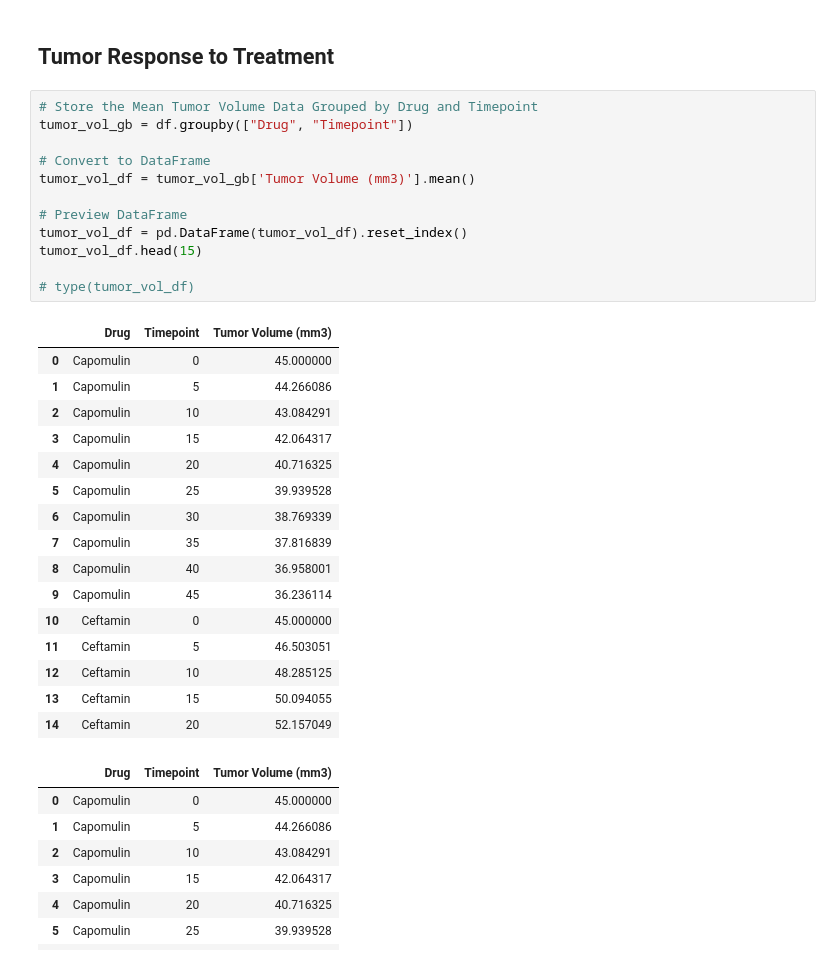
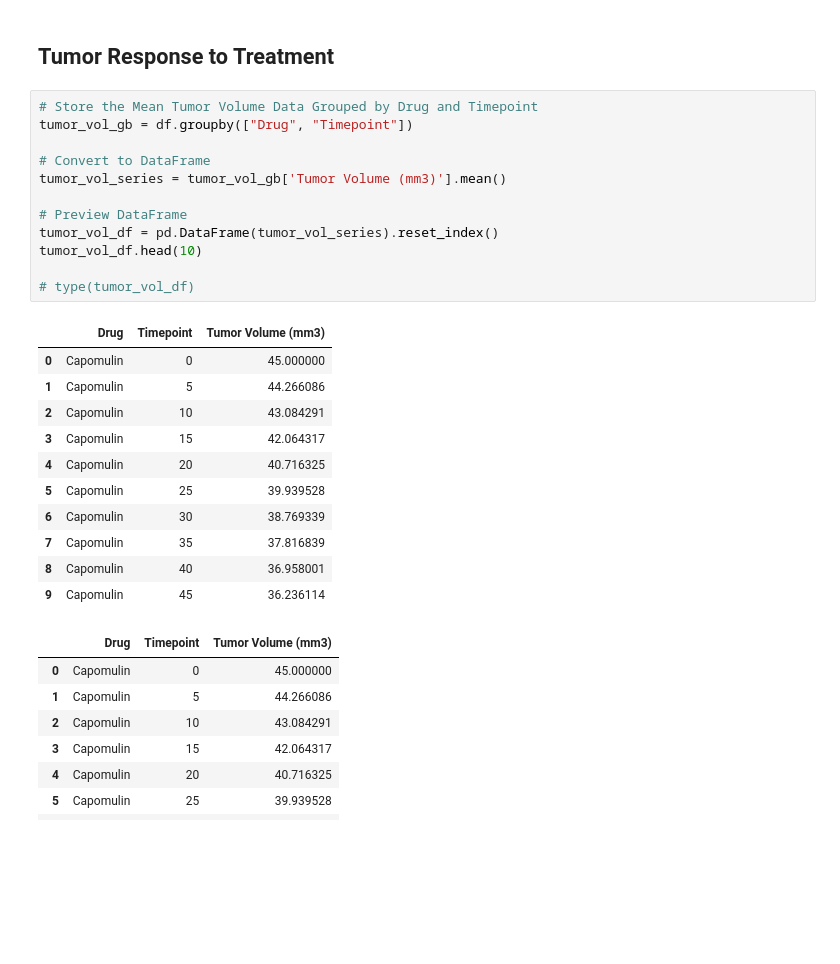
Before and after one commit to alexisperumal/matplotlib-challenge, a Jupyter notebook: Pymaceuticals/2019-12-10_pymaceuticals-Alexis.ipynb, the cells around one changed output. Saved outputs shown, nothing was run; the diff lists cells and outputs as text; blank space fills up the shorter version.

```diff
--- a/Pymaceuticals/2019-12-10_pymaceuticals-Alexis.ipynb
+++ b/Pymaceuticals/2019-12-10_pymaceuticals-Alexis.ipynb
@@ -58,32 +54,27 @@ df.head(15)
 # %%
 # Store the Mean Tumor Volume Data Grouped by Drug and Timepoint
 tumor_vol_gb = df.groupby(["Drug", "Timepoint"])
 
 # Convert to DataFrame
-tumor_vol_df = tumor_vol_gb['Tumor Volume (mm3)'].mean()
+tumor_vol_series = tumor_vol_gb['Tumor Volume (mm3)'].mean()
 
 # Preview DataFrame
-tumor_vol_df = pd.DataFrame(tumor_vol_df).reset_index()
-tumor_vol_df.head(15)
+tumor_vol_df = pd.DataFrame(tumor_vol_series).reset_index()
+tumor_vol_df.head(10)
 
 # type(tumor_vol_df)
 # %% [output]
 |  | Drug | Timepoint | Tumor Volume (mm3) |
 | 0 | Capomulin | 0 | 45.000000 |
 | 1 | Capomulin | 5 | 44.266086 |
 | 2 | Capomulin | 10 | 43.084291 |
 | 3 | Capomulin | 15 | 42.064317 |
 | 4 | Capomulin | 20 | 40.716325 |
 | 5 | Capomulin | 25 | 39.939528 |
 | 6 | Capomulin | 30 | 38.769339 |
 | 7 | Capomulin | 35 | 37.816839 |
 | 8 | Capomulin | 40 | 36.958001 |
 | 9 | Capomulin | 45 | 36.236114 |
-| 10 | Ceftamin | 0 | 45.000000 |
-| 11 | Ceftamin | 5 | 46.503051 |
-| 12 | Ceftamin | 10 | 48.285125 |
-| 13 | Ceftamin | 15 | 50.094055 |
-| 14 | Ceftamin | 20 | 52.157049 |
 # %%
 # %% [output]
 |  | Drug | Timepoint | Tumor Volume (mm3) |
```
Also changed, not shown: parts of 20 cells of this notebook, 4 other files.
